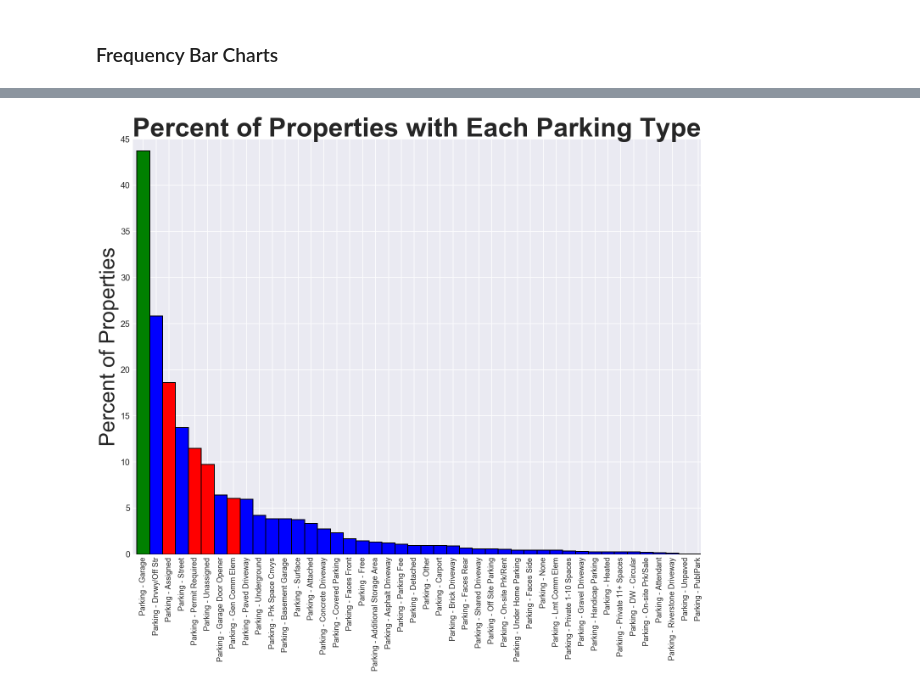
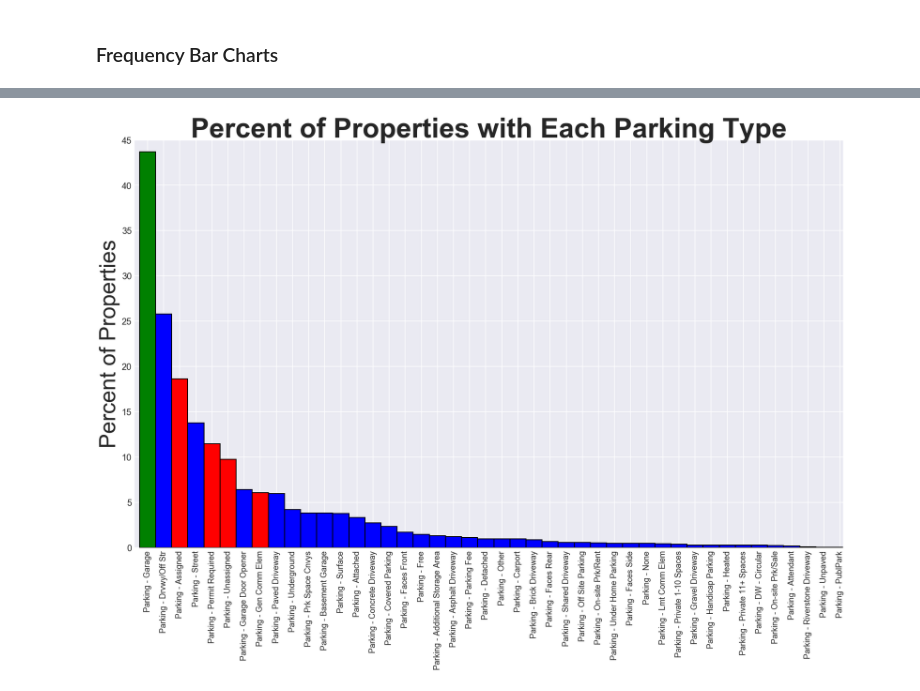
Before and after one commit to AMRiehle/gwu-python-project, a Jupyter notebook: Amenities Correlation.ipynb, the cells around one changed output, grey strips where cells are left out. Cells and saved outputs as stored; diff of their text form; code cells hidden in the pictures.

```diff
--- a/Amenities Correlation.ipynb
+++ b/Amenities Correlation.ipynb
@@ -697,34 +701,35 @@ colors = []
 
 for value in x_values:
     value = value.split('Parking - ')
     if value[1] in pos_corr_list:
         colors.append('g')
     elif value[1] in neg_corr_list:
         colors.append('r')
     else:
         colors.append('b')
 
 fig, ax = plt.subplots(figsize=(24,18))
 plot = ax.bar(x_axis, y_values, edgecolor='black', width=1.0, linewidth=2, color=colors)
 
 ax.set_ylim(0, 45)
 ax.yaxis.set_major_locator(plt.MaxNLocator(9))
 
 for tick in ax.get_yticklabels():
     tick.set_fontsize(20)
 
 ax.set_xticks(x_axis)
 ax.set_xticklabels(xlabels, rotation='vertical', fontsize=18)
 
 plt.grid(linewidth=2, alpha=0.8)
 ax.set_axisbelow(True)
 ax.set_xlim(-0.8, len(x_axis) - 0.8)
 
 ax.set_title('Percent of Properties with Each Parking Type', fontsize=62, fontweight='bold')
 ax.set_ylabel('Percent of Properties', fontsize=50)
+plt.tight_layout()
 plt.savefig('Images/Properties with Parking.PNG')
 # %% [output]
-[figure, old version]
+[figure, new version]
 # %%
 # Same as above but replacing appliances with property style
 
```
Also changed, not shown: parts of 6 cells of this notebook, 7 other files.
